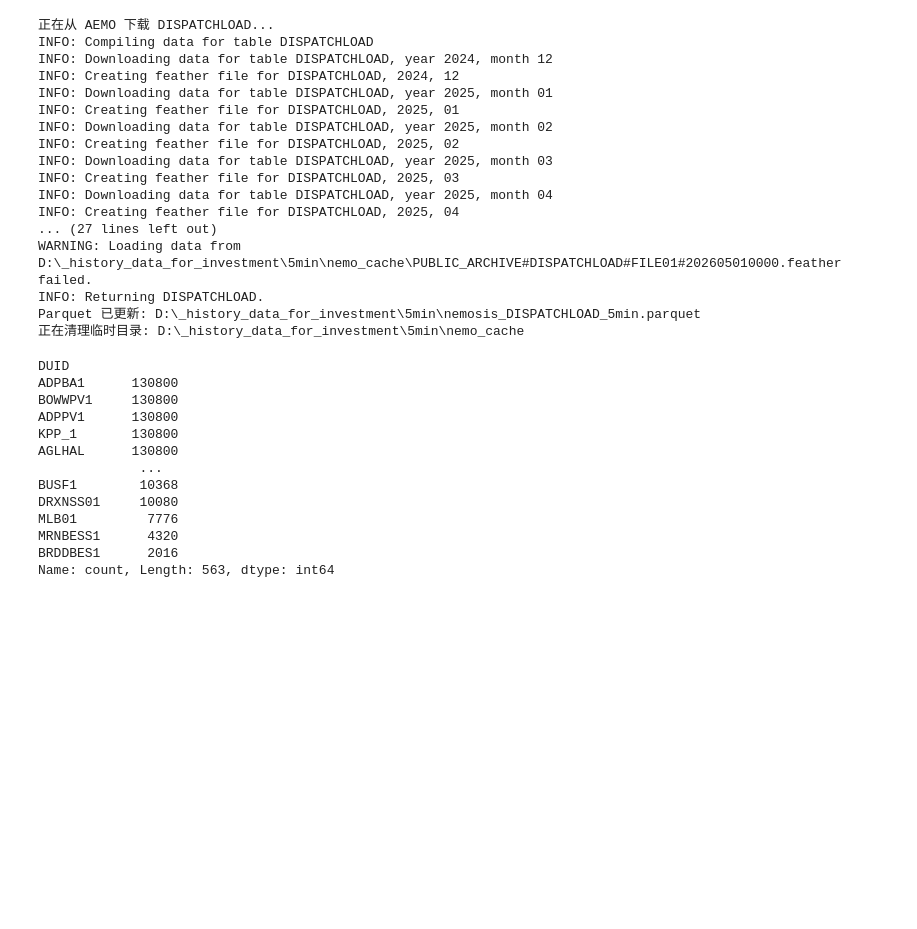
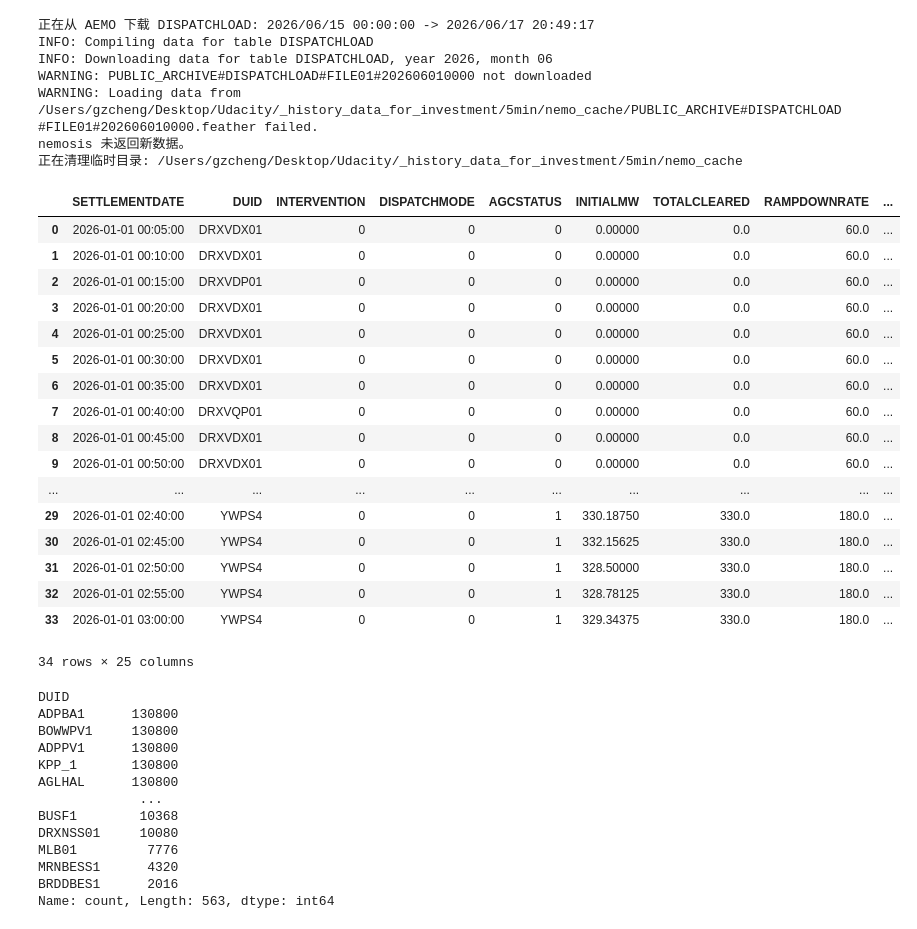
Before and after one commit to GinnCheng/proj-nem-analysis, a Jupyter notebook: main_notebook.ipynb, the cells around one changed output. Cells and saved outputs as stored; diff of their text form; code cells hidden in the pictures; blank space fills up the shorter version.

```diff
--- a/main_notebook.ipynb
+++ b/main_notebook.ipynb
@@ -1,30 +1,40 @@
 # %%
 from Nemosis_data_manager import *
 # %%
-storage_dir = r'D:\_history_data_for_investment'
-manager = NEMDispatchLoadManager(storage_dir=storage_dir)
+manager = NEMDispatchLoadManager()
 
 df = manager.update_data(
-    start_time="2025/01/01 00:00:00",
+    start_time="2026/06/15 00:00:00",
 )
 # %% [output]
-正在从 AEMO 下载 DISPATCHLOAD...
+正在从 AEMO 下载 DISPATCHLOAD: 2026/06/15 00:00:00 -> 2026/06/17 20:49:17
 INFO: Compiling data for table DISPATCHLOAD
-INFO: Downloading data for table DISPATCHLOAD, year 2024, month 12
-INFO: Creating feather file for DISPATCHLOAD, 2024, 12
-INFO: Downloading data for table DISPATCHLOAD, year 2025, month 01
-INFO: Creating feather file for DISPATCHLOAD, 2025, 01
-INFO: Downloading data for table DISPATCHLOAD, year 2025, month 02
-INFO: Creating feather file for DISPATCHLOAD, 2025, 02
-INFO: Downloading data for table DISPATCHLOAD, year 2025, month 03
-INFO: Creating feather file for DISPATCHLOAD, 2025, 03
-INFO: Downloading data for table DISPATCHLOAD, year 2025, month 04
-INFO: Creating feather file for DISPATCHLOAD, 2025, 04
-... (27 lines left out)
-WARNING: Loading data from D:\_history_data_for_investment\5min\nemo_cache\PUBLIC_ARCHIVE#DISPATCHLOAD#FILE01#202605010000.feather failed.
-INFO: Returning DISPATCHLOAD.
-Parquet 已更新: D:\_history_data_for_investment\5min\nemosis_DISPATCHLOAD_5min.parquet
-正在清理临时目录: D:\_history_data_for_investment\5min\nemo_cache
+INFO: Downloading data for table DISPATCHLOAD, year 2026, month 06
+WARNING: PUBLIC_ARCHIVE#DISPATCHLOAD#FILE01#202606010000 not downloaded
+WARNING: Loading data from /Users/gzcheng/Desktop/Udacity/_history_data_for_investment/5min/nemo_cache/PUBLIC_ARCHIVE#DISPATCHLOAD#FILE01#202606010000.feather failed.
+nemosis 未返回新数据。
+正在清理临时目录: /Users/gzcheng/Desktop/Udacity/_history_data_for_investment/5min/nemo_cache
+# %%
+df
+# %% [output]
+|  | SETTLEMENTDATE | DUID | INTERVENTION | DISPATCHMODE | AGCSTATUS | INITIALMW | TOTALCLEARED | RAMPDOWNRATE | ... |
+| 0 | 2026-01-01 00:05:00 | DRXVDX01 | 0 | 0 | 0 | 0.00000 | 0.0 | 60.0 | ... |
+| 1 | 2026-01-01 00:10:00 | DRXVDX01 | 0 | 0 | 0 | 0.00000 | 0.0 | 60.0 | ... |
+| 2 | 2026-01-01 00:15:00 | DRXVDP01 | 0 | 0 | 0 | 0.00000 | 0.0 | 60.0 | ... |
+| 3 | 2026-01-01 00:20:00 | DRXVDX01 | 0 | 0 | 0 | 0.00000 | 0.0 | 60.0 | ... |
+| 4 | 2026-01-01 00:25:00 | DRXVDX01 | 0 | 0 | 0 | 0.00000 | 0.0 | 60.0 | ... |
+| 5 | 2026-01-01 00:30:00 | DRXVDX01 | 0 | 0 | 0 | 0.00000 | 0.0 | 60.0 | ... |
+| 6 | 2026-01-01 00:35:00 | DRXVDX01 | 0 | 0 | 0 | 0.00000 | 0.0 | 60.0 | ... |
+| 7 | 2026-01-01 00:40:00 | DRXVQP01 | 0 | 0 | 0 | 0.00000 | 0.0 | 60.0 | ... |
+| 8 | 2026-01-01 00:45:00 | DRXVDX01 | 0 | 0 | 0 | 0.00000 | 0.0 | 60.0 | ... |
+| 9 | 2026-01-01 00:50:00 | DRXVDX01 | 0 | 0 | 0 | 0.00000 | 0.0 | 60.0 | ... |
+| ... | ... | ... | ... | ... | ... | ... | ... | ... | ... |
+| 29 | 2026-01-01 02:40:00 | YWPS4 | 0 | 0 | 1 | 330.18750 | 330.0 | 180.0 | ... |
+| 30 | 2026-01-01 02:45:00 | YWPS4 | 0 | 0 | 1 | 332.15625 | 330.0 | 180.0 | ... |
+| 31 | 2026-01-01 02:50:00 | YWPS4 | 0 | 0 | 1 | 328.50000 | 330.0 | 180.0 | ... |
+| 32 | 2026-01-01 02:55:00 | YWPS4 | 0 | 0 | 1 | 328.78125 | 330.0 | 180.0 | ... |
+| 33 | 2026-01-01 03:00:00 | YWPS4 | 0 | 0 | 1 | 329.34375 | 330.0 | 180.0 | ... |
+34 rows × 25 columns
 # %%
 df.DUID.value_counts()
 # %% [output]
```
Also changed, not shown: 1 other file.
